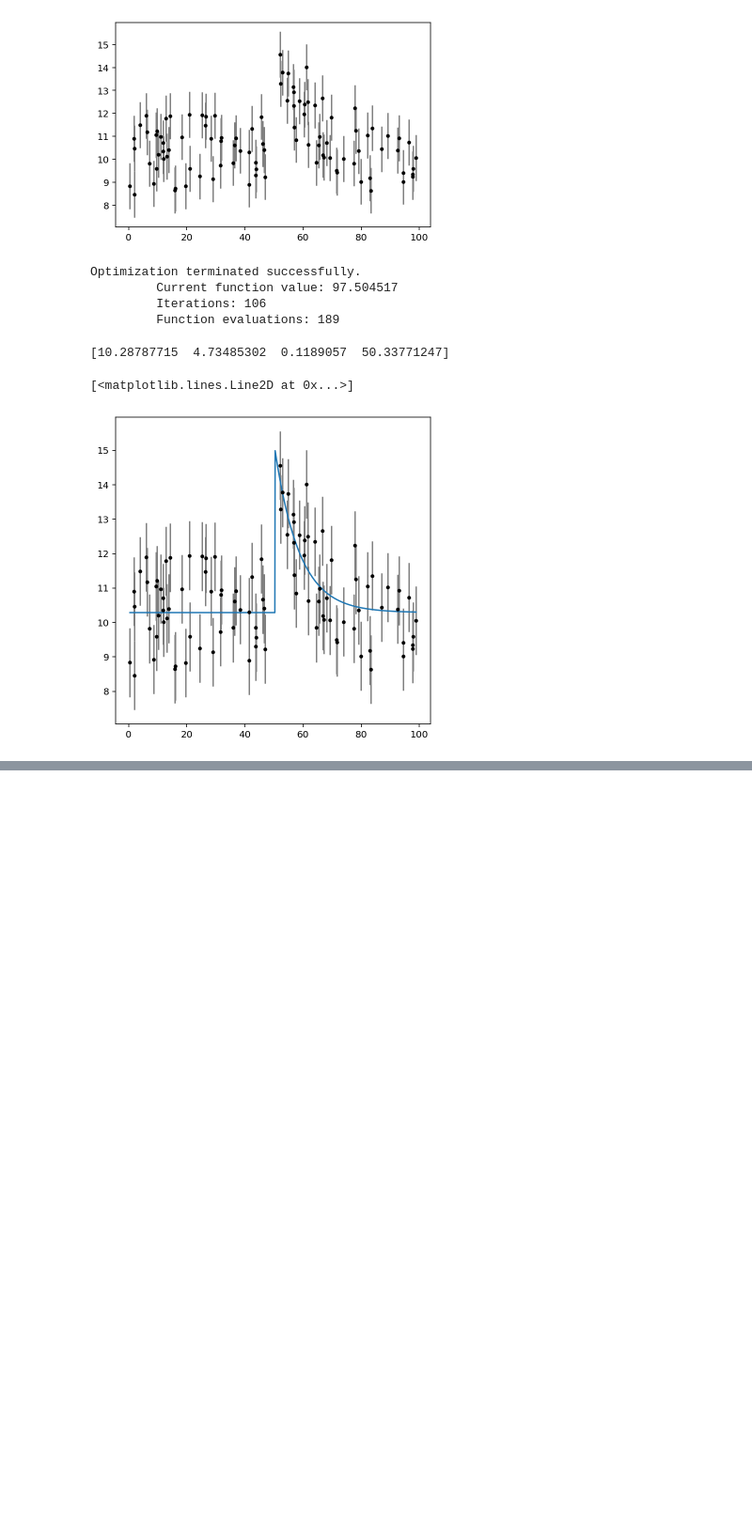
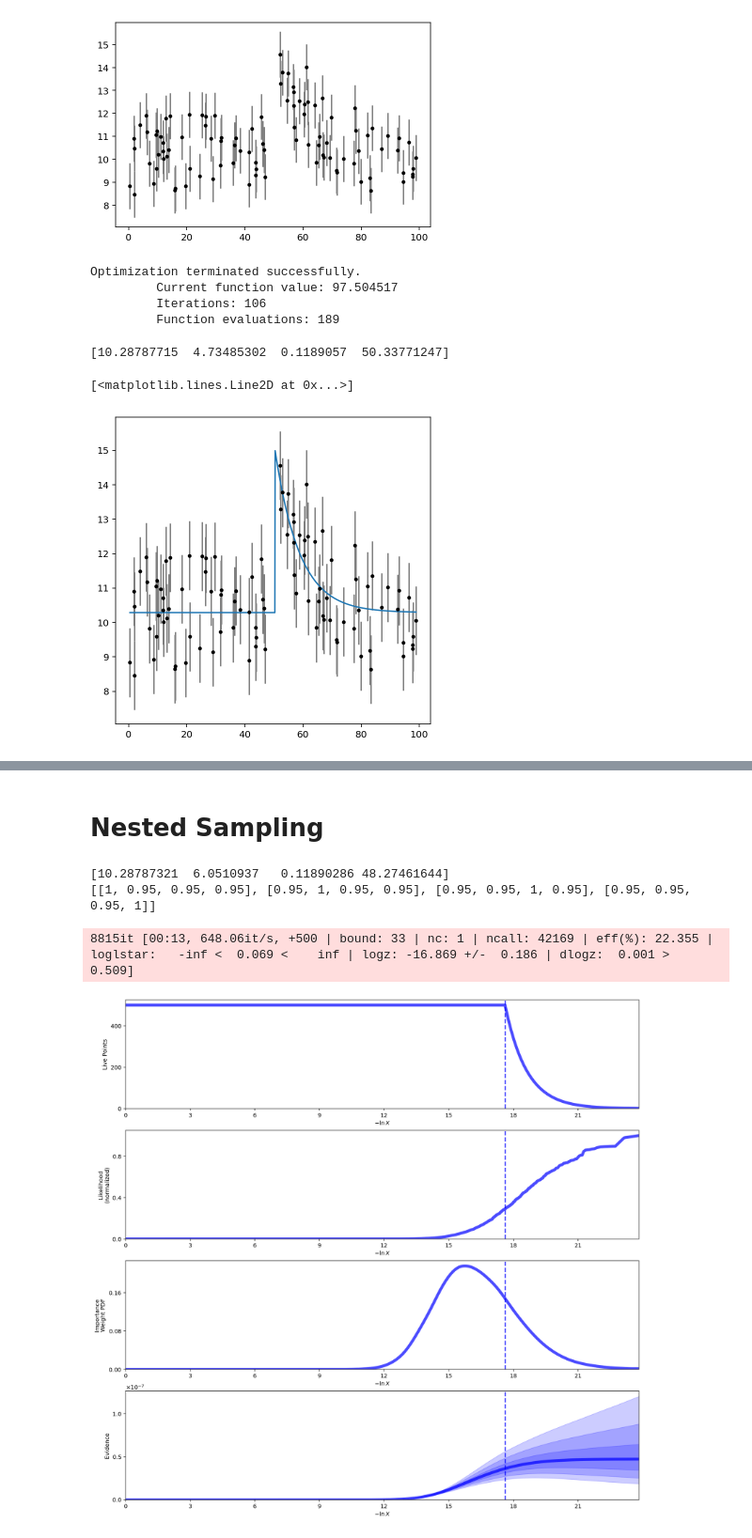
Before and after one commit to EdoSanto/astrostatistics_bicocca_2024, a Jupyter notebook: working/The transient Universe.ipynb, the cells around one changed output, grey strips where cells are left out. Shown at 94% size. Cells and saved outputs as stored; diff of their text form; code cells hidden in the pictures; blank space fills up the shorter version.

```diff
--- a/working/The transient Universe.ipynb
+++ b/working/The transient Universe.ipynb
@@ -159,0 +157,50 @@ $\displaystyle \mathrm{t_0} = 48.990_{-1.940}^{2.857}$
+# %% [markdown]
+# Nested Sampling
+# %%
+popt, pcov = optimize.curve_fit(model, time, flux, p0 = [10.3, 5.4, 0.1, 49.2], sigma = uncertanties)
+# %%
+# Define the dimensionality of our problem.
+ndim = 4
+
+# Define our 4-D correlated multivariate normal likelihood.
+C = pcov  # set covariance matrix
+Cinv = np.linalg.inv(C)  # define the inverse (i.e. the precision matrix)
+lnorm = -0.5 * (np.log(2 * np.pi) * ndim +
+                np.log(np.linalg.det(C)))  # ln(normalization)
+# %%
+print(popt)
+print(C)
+# %% [output]
+[10.28787321  6.0510937   0.11890286 48.27461644]
+[[1, 0.95, 0.95, 0.95], [0.95, 1, 0.95, 0.95], [0.95, 0.95, 1, 0.95], [0.95, 0.95, 0.95, 1]]
+# %%
+def logL_norm(time):
+    """The log-likelihood function."""
+
+    return -0.5 * np.dot(time, np.dot(Cinv, time)) + lnorm # Notice I need the correct normalization now!
+
+# Define our uniform prior.
+def ptform(u):
+    """Transforms samples `u` drawn from the unit cube to samples to those
+    from our prior for each variable."""
+
+    b = uniform.ppf(u[0], 0, 50)
+    A = uniform.ppf(u[1], 0, 50)
+    a = np.exp(uniform.ppf(u[2], -5, 5))
+    t_0 = uniform.ppf(u[3], 0, 100)
+
+    return [b, A, a, t_0]
+# %%
+# "Static" nested sampling.
+sampler = dynesty.NestedSampler(logL_norm, prior_transform, ndim)
+sampler.run_nested()
+sresults = sampler.results
+# %% [output]
+8815it [00:13, 648.06it/s, +500 | bound: 33 | nc: 1 | ncall: 42169 | eff(%): 22.355 | loglstar:   -inf <  0.069 <    inf | logz: -16.869 +/-  0.186 | dlogz:  0.001 >  0.509]
+# %%
+from dynesty import plotting as dyplot
+
+# Plot a summary of the run.
+rfig, raxes = dyplot.runplot(sresults)
+# %% [output]
+[figure, added]
```
Also changed, not shown: parts of 15 cells of this notebook.
